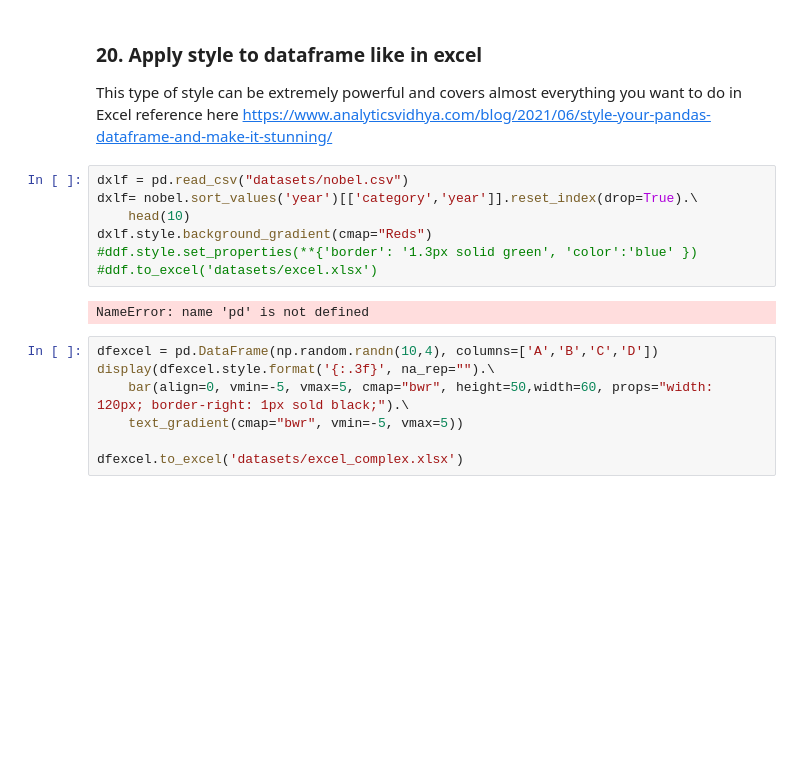
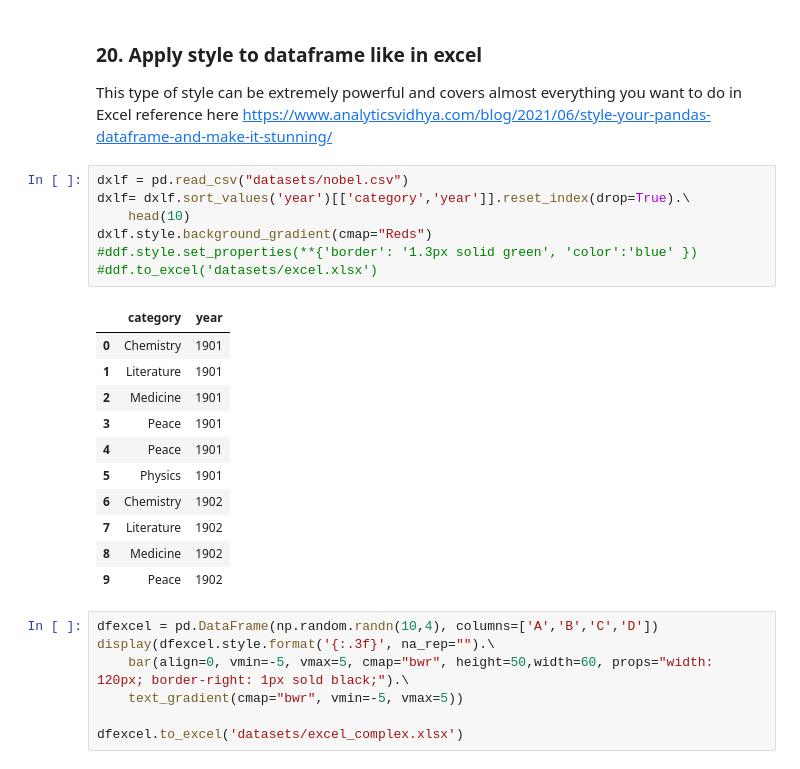
Before and after one commit to alessandrobruni/Medallion25Coding, a Jupyter notebook: Coding_25BestPractice.ipynb, the cells around one changed output. Saved outputs shown, nothing was run; the diff lists cells and outputs as text; blank space fills up the shorter version.

```diff
--- a/Coding_25BestPractice.ipynb
+++ b/Coding_25BestPractice.ipynb
@@ -798,13 +798,23 @@ This type of style can be extremely  powerful and covers almost everything you w
 reference here https://www.analyticsvidhya.com/blog/2021/06/style-your-pandas-dataframe-and-make-it-stunning/
 # %%
 dxlf = pd.read_csv("datasets/nobel.csv")
-dxlf= nobel.sort_values('year')[['category','year']].reset_index(drop=True).\
+dxlf= dxlf.sort_values('year')[['category','year']].reset_index(drop=True).\
     head(10)
 dxlf.style.background_gradient(cmap="Reds")
 #ddf.style.set_properties(**{'border': '1.3px solid green', 'color':'blue' })
 #ddf.to_excel('datasets/excel.xlsx')
 # %% [output]
-NameError: name 'pd' is not defined
+|  | category | year |
+| 0 | Chemistry | 1901 |
+| 1 | Literature | 1901 |
+| 2 | Medicine | 1901 |
+| 3 | Peace | 1901 |
+| 4 | Peace | 1901 |
+| 5 | Physics | 1901 |
+| 6 | Chemistry | 1902 |
+| 7 | Literature | 1902 |
+| 8 | Medicine | 1902 |
+| 9 | Peace | 1902 |
 # %%
 dfexcel = pd.DataFrame(np.random.randn(10,4), columns=['A','B','C','D'])
 display(dfexcel.style.format('{:.3f}', na_rep="").\
```
